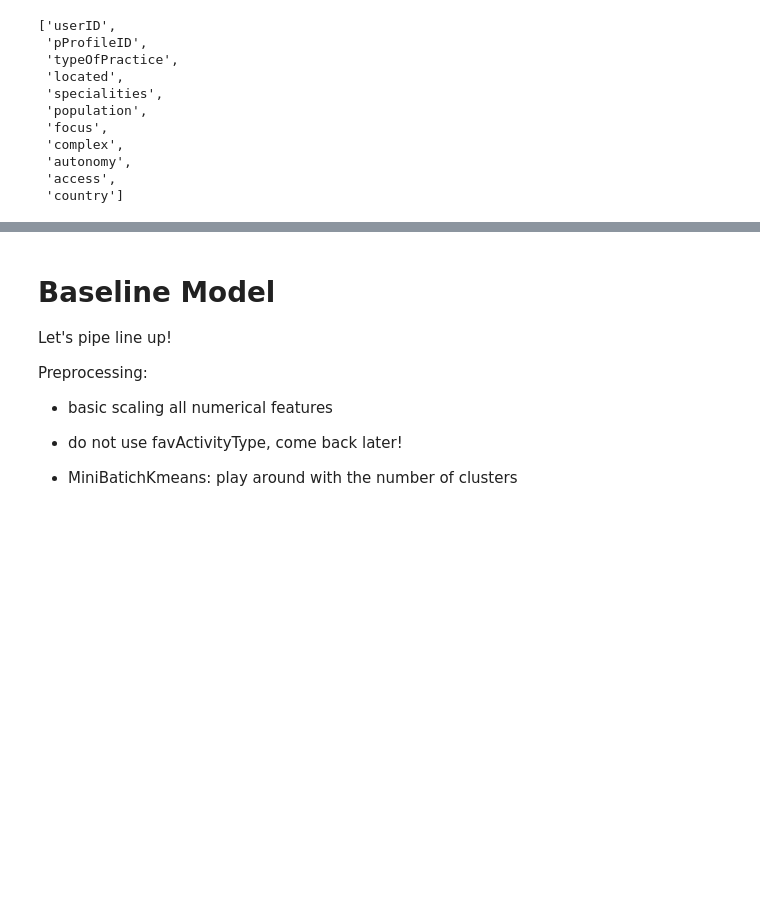
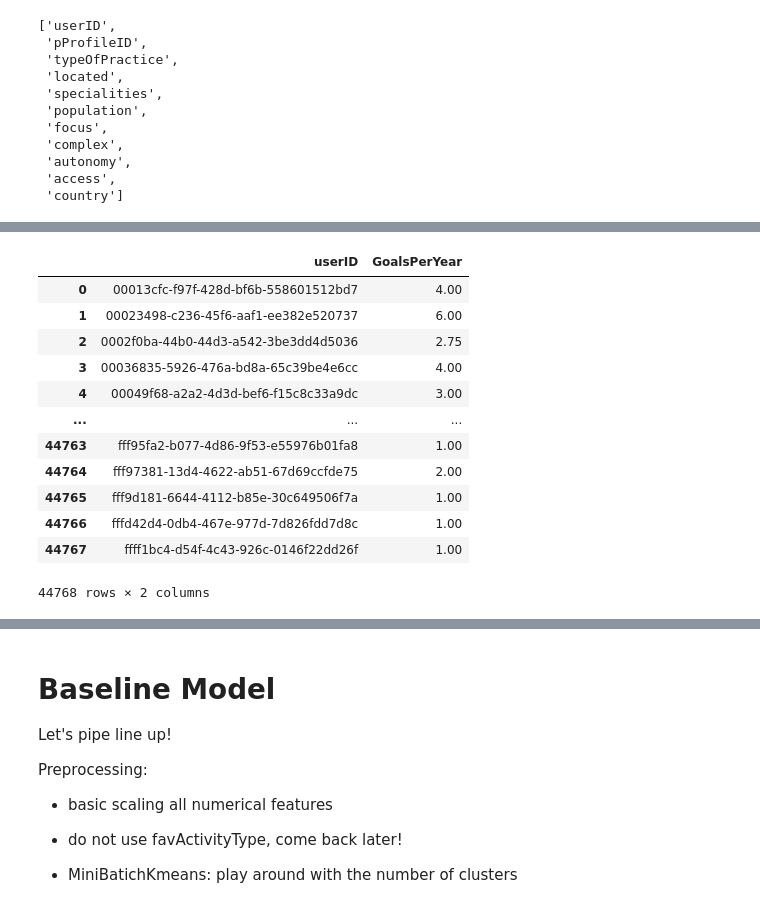
Before and after one commit to BenQuartermaine/customerclustering, a Jupyter notebook: notebooks/ran.ipynb, the cells around one changed output, grey strips where cells are left out. Saved outputs shown, nothing was run; the diff lists cells and outputs as text; code cells hidden in the pictures; blank space fills up the shorter version.

```diff
--- a/notebooks/ran.ipynb
+++ b/notebooks/ran.ipynb
@@ -462,0 +490,35 @@ df_goal.head()
+# %%
+import datetime as dt
+# get average goals per
+df_goal=df_goal_copy
+df_goal['createDate']=pd.to_datetime(df_goal['createDate'])
+df_goal['createYear']=pd.DatetimeIndex(df_goal['createDate']).year
+
+# rename owner to userID
+df_goal.rename(columns={'owner': 'userID'},inplace=True)
+
+df_goal=df_goal.groupby(['userID','createYear']).count().reset_index()
+
+# get average goals per year
+df_goal=df_goal[['userID','createYear','goalID']]
+df_goal.rename(columns={'goalID': 'GoalsPerYear'},inplace=True)
+df_goal=df_goal.groupby('userID').mean().reset_index()
+
+# drop 'createYear'
+df_goal.drop(columns=['createYear'],inplace=True )
+
+df_goal
+# %% [output]
+|  | userID | GoalsPerYear |
+| 0 | 00013cfc-f97f-428d-bf6b-558601512bd7 | 4.00 |
+| 1 | 00023498-c236-45f6-aaf1-ee382e520737 | 6.00 |
+| 2 | 0002f0ba-44b0-44d3-a542-3be3dd4d5036 | 2.75 |
+| 3 | 00036835-5926-476a-bd8a-65c39be4e6cc | 4.00 |
+| 4 | 00049f68-a2a2-4d3d-bef6-f15c8c33a9dc | 3.00 |
+| ... | ... | ... |
+| 44763 | fff95fa2-b077-4d86-9f53-e55976b01fa8 | 1.00 |
+| 44764 | fff97381-13d4-4622-ab51-67d69ccfde75 | 2.00 |
+| 44765 | fff9d181-6644-4112-b85e-30c649506f7a | 1.00 |
+| 44766 | fffd42d4-0db4-467e-977d-7d826fdd7d8c | 1.00 |
+| 44767 | ffff1bc4-d54f-4c43-926c-0146f22dd26f | 1.00 |
+44768 rows × 2 columns
```
Also changed, not shown: parts of 9 cells of this notebook, 4 other files.
